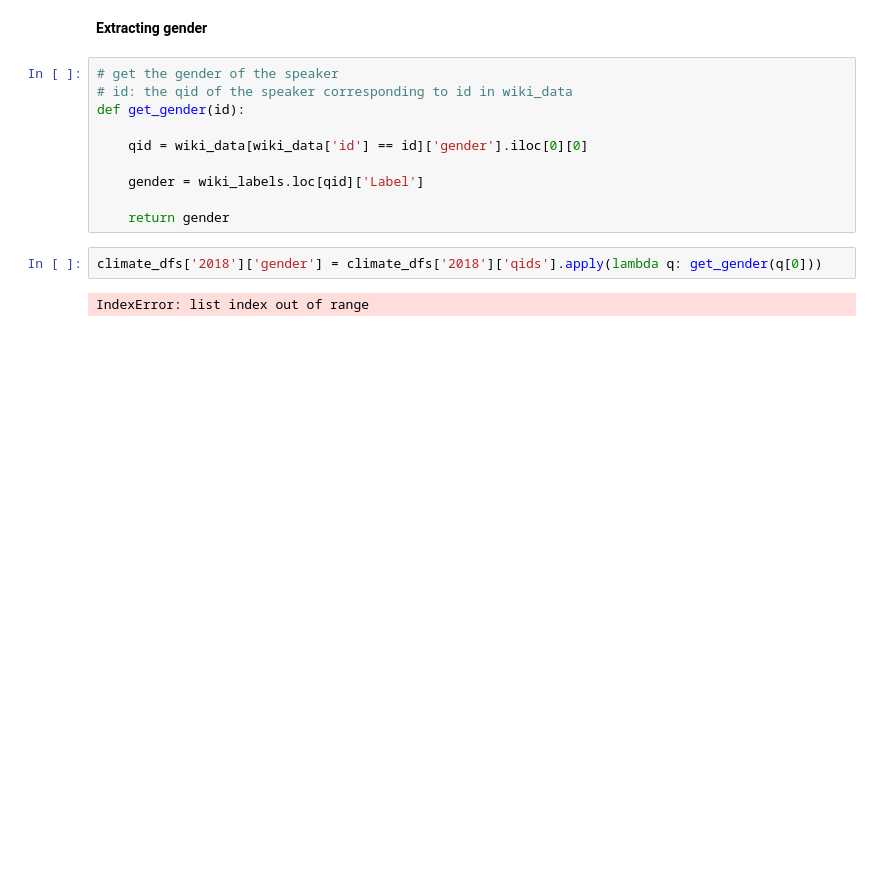
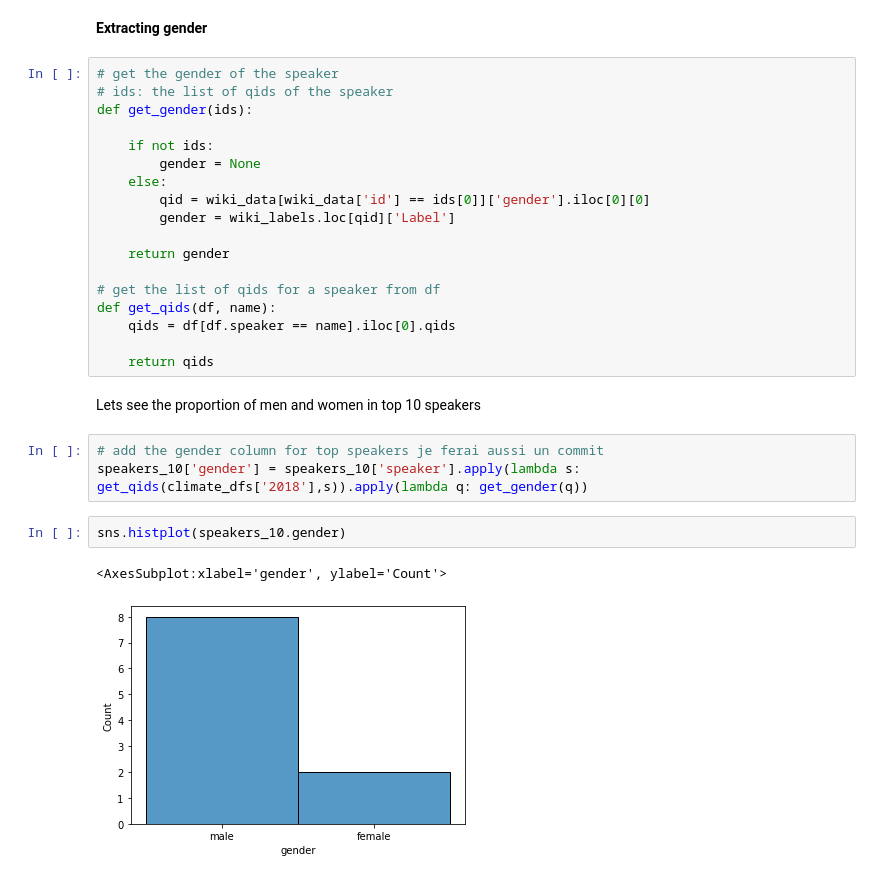
Before and after one commit to epfl-ada/ada-2021-project-hach, a Jupyter notebook: data_metrics.ipynb, the cells around one changed output. Saved outputs shown, nothing was run; the diff lists cells and outputs as text; blank space fills up the shorter version.

```diff
--- a/data_metrics.ipynb
+++ b/data_metrics.ipynb
@@ -223,15 +167,29 @@ wiki_labels.head(5)
 **Extracting gender**
 # %%
 # get the gender of the speaker
-# id: the qid of the speaker corresponding to id in wiki_data
-def get_gender(id):
+# ids: the list of qids of the speaker
+def get_gender(ids):
 
-    qid = wiki_data[wiki_data['id'] == id]['gender'].iloc[0][0]
-
-    gender = wiki_labels.loc[qid]['Label']
+    if not ids:
+        gender = None
+    else:
+        qid = wiki_data[wiki_data['id'] == ids[0]]['gender'].iloc[0][0]
+        gender = wiki_labels.loc[qid]['Label']
 
     return gender
+
+# get the list of qids for a speaker from df
+def get_qids(df, name):
+    qids = df[df.speaker == name].iloc[0].qids
+
+    return qids
-# %%
-climate_dfs['2018']['gender'] = climate_dfs['2018']['qids'].apply(lambda q: get_gender(q[0]))
-# %% [output]
-IndexError: list index out of range
+# %% [markdown]
+Lets see the proportion of men and women in top 10 speakers
+# %%
+# add the gender column for top speakers je ferai aussi un commit
+speakers_10['gender'] = speakers_10['speaker'].apply(lambda s: get_qids(climate_dfs['2018'],s)).apply(lambda q: get_gender(q))
+# %%
+sns.histplot(speakers_10.gender)
+# %% [output]
+<AxesSubplot:xlabel='gender', ylabel='Count'>
+[figure, added]
```
Also changed, not shown: parts of 19 cells of this notebook.
